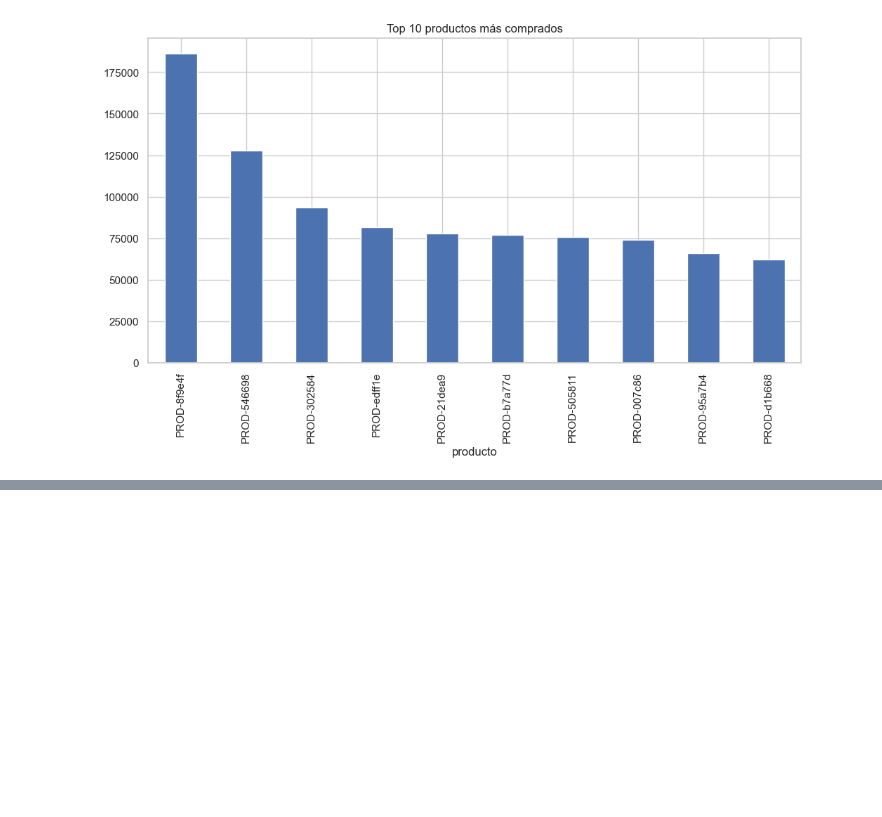
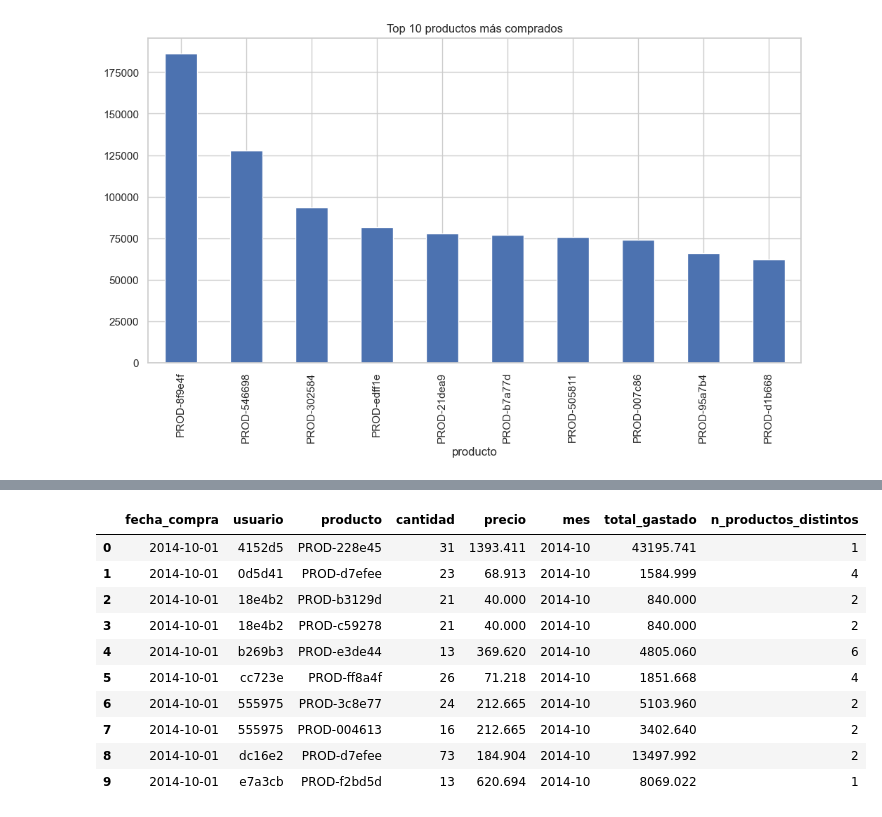
Before and after one commit to Jwpr-dpr/supermercado-engagement, a Jupyter notebook: notebooks/analisis_exploratorio.ipynb, the cells around one changed output, grey strips where cells are left out. Cells and saved outputs as stored; diff of their text form; code cells hidden in the pictures; blank space fills up the shorter version.

```diff
--- a/notebooks/analisis_exploratorio.ipynb
+++ b/notebooks/analisis_exploratorio.ipynb
@@ -89,0 +117,15 @@ if "producto" in df.columns:
+# %%
+prediccion = pd.read_parquet("\\Users\\Dell\\OneDrive\\Escritorio\\Python\\supermercado-engagement\\data\\clientes_recurrentes.parquet")
+prediccion.head(10)
+# %% [output]
+|  | fecha_compra | usuario | producto | cantidad | precio | mes | total_gastado | n_productos_distintos |
+| 0 | 2014-10-01 | 4152d5 | PROD-228e45 | 31 | 1393.411 | 2014-10 | 43195.741 | 1 |
+| 1 | 2014-10-01 | 0d5d41 | PROD-d7efee | 23 | 68.913 | 2014-10 | 1584.999 | 4 |
+| 2 | 2014-10-01 | 18e4b2 | PROD-b3129d | 21 | 40.000 | 2014-10 | 840.000 | 2 |
+| 3 | 2014-10-01 | 18e4b2 | PROD-c59278 | 21 | 40.000 | 2014-10 | 840.000 | 2 |
+| 4 | 2014-10-01 | b269b3 | PROD-e3de44 | 13 | 369.620 | 2014-10 | 4805.060 | 6 |
+| 5 | 2014-10-01 | cc723e | PROD-ff8a4f | 26 | 71.218 | 2014-10 | 1851.668 | 4 |
+| 6 | 2014-10-01 | 555975 | PROD-3c8e77 | 24 | 212.665 | 2014-10 | 5103.960 | 2 |
+| 7 | 2014-10-01 | 555975 | PROD-004613 | 16 | 212.665 | 2014-10 | 3402.640 | 2 |
+| 8 | 2014-10-01 | dc16e2 | PROD-d7efee | 73 | 184.904 | 2014-10 | 13497.992 | 2 |
+| 9 | 2014-10-01 | e7a3cb | PROD-f2bd5d | 13 | 620.694 | 2014-10 | 8069.022 | 1 |
```
Also changed, not shown: parts of 5 cells of this notebook, 13 other files.
